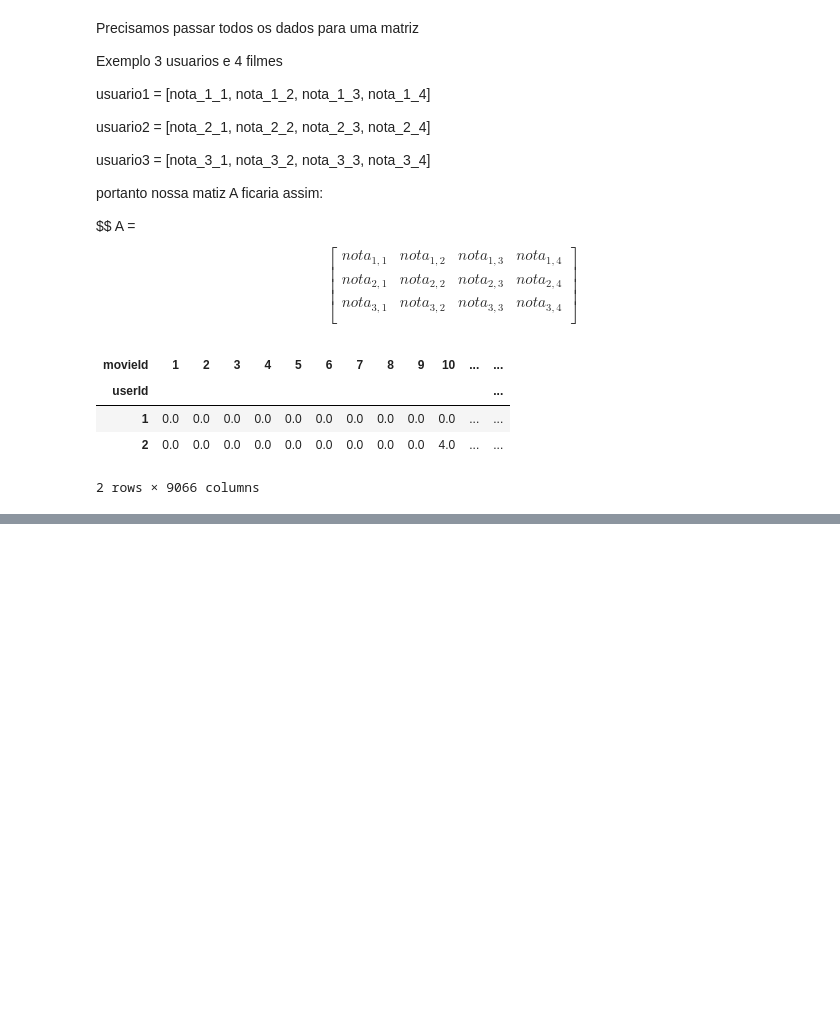
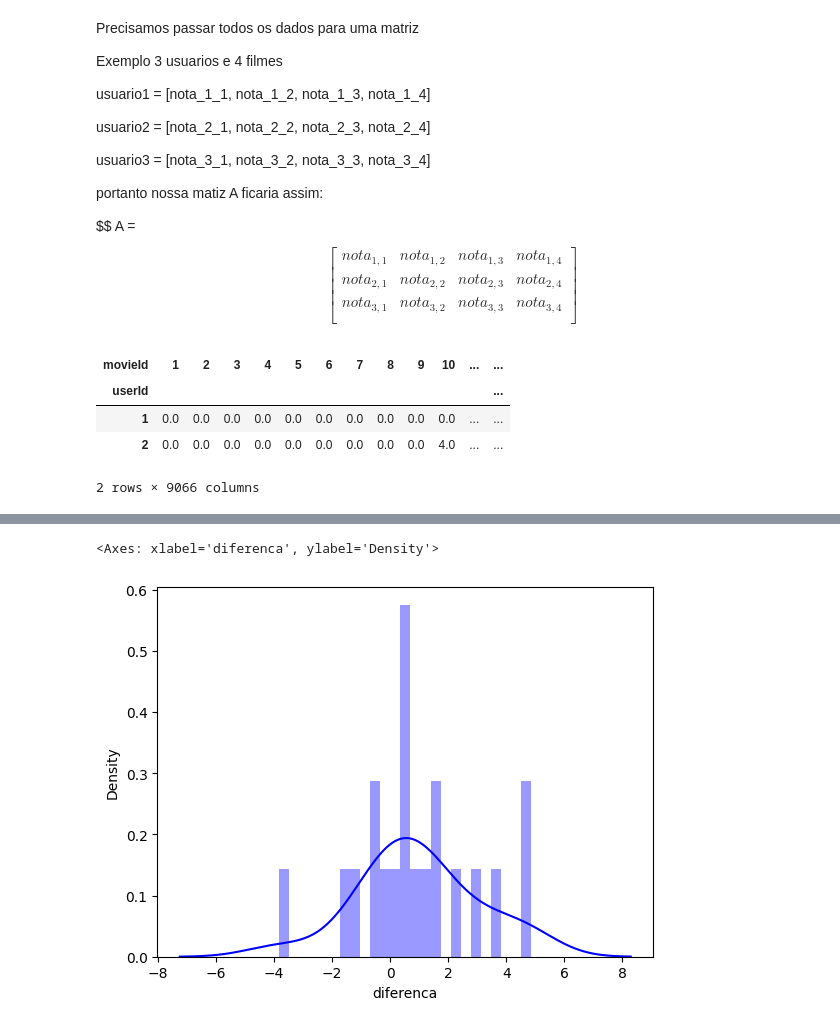
Before and after one commit to EduardoMVAz/Alpha-Netflix-Challenge, a Jupyter notebook: Desafio2.ipynb, the cells around one changed output, grey strips where cells are left out. Cells and saved outputs as stored; diff of their text form; code cells hidden in the pictures; blank space fills up the shorter version.

```diff
--- a/Desafio2.ipynb
+++ b/Desafio2.ipynb
@@ -174,0 +245,14 @@ Nota do usuário para o filme na matriz B:  0.3117677441854749
+# %%
+# vamos plotar histograma de diferença entre as notas da matriz B e a nota original
+import seaborn as sns
+import warnings
+warnings.filterwarnings('ignore')
+
+resultados = pd.read_csv('resultados.csv')
+
+resultados['diferenca'] = resultados['nota'] - resultados['nota_reconstruida']
+
+sns.distplot(resultados['diferenca'], bins=25, kde=True, color='blue', hist_kws={'alpha': 0.4})
+# %% [output]
+<Axes: xlabel='diferenca', ylabel='Density'>
+[figure, added]
```
Also changed, not shown: parts of 10 cells of this notebook, 1 other file.
